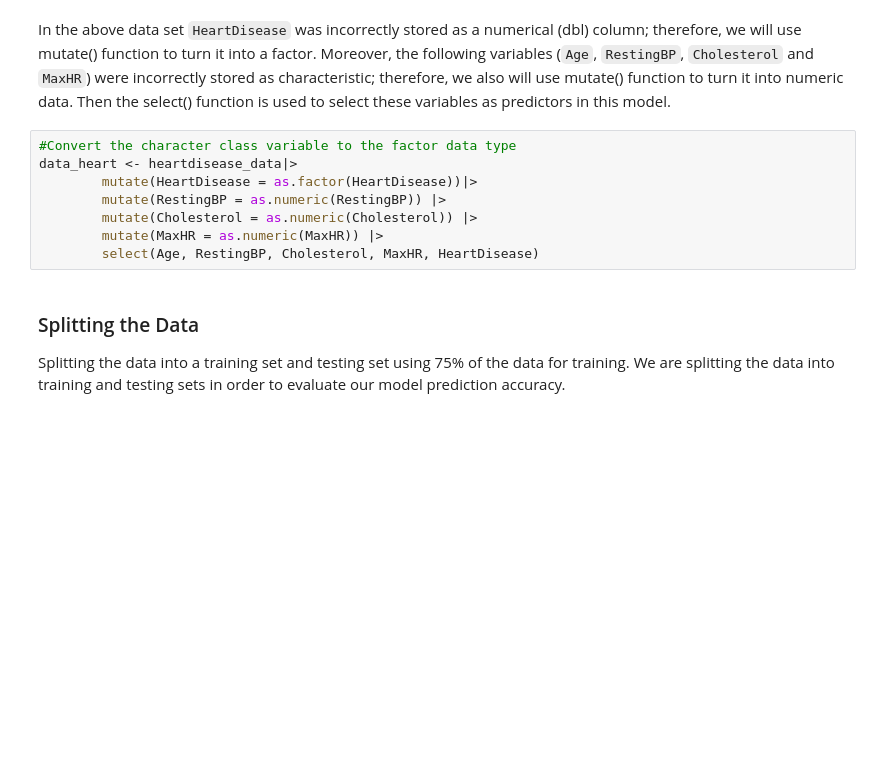
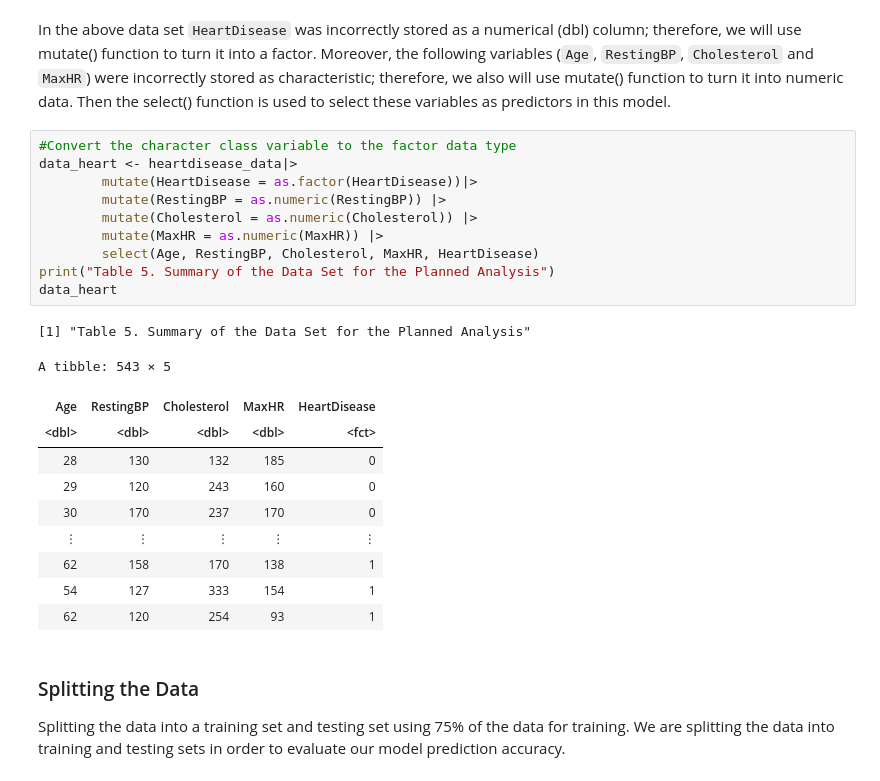
Before and after one commit to kiarashbahari/Group_project, a Jupyter notebook: project.ipynb, the cells around one changed output. Drawn from its saved outputs; the diff is of its cells as text; blank space fills up the shorter version.

```diff
--- a/project.ipynb
+++ b/project.ipynb
@@ -172,11 +135,25 @@ In the above data set `HeartDisease` was incorrectly stored as a numerical (dbl)
 # %%
 #Convert the character class variable to the factor data type
 data_heart <- heartdisease_data|>
         mutate(HeartDisease = as.factor(HeartDisease))|>
         mutate(RestingBP = as.numeric(RestingBP)) |>
         mutate(Cholesterol = as.numeric(Cholesterol)) |>
         mutate(MaxHR = as.numeric(MaxHR)) |>
         select(Age, RestingBP, Cholesterol, MaxHR, HeartDisease)
+print("Table 5. Summary of the Data Set for the Planned Analysis")
+data_heart
+# %% [output]
+[1] "Table 5. Summary of the Data Set for the Planned Analysis"
+A tibble: 543 × 5
+| Age | RestingBP | Cholesterol | MaxHR | HeartDisease |
+| <dbl> | <dbl> | <dbl> | <dbl> | <fct> |
+| 28 | 130 | 132 | 185 | 0 |
+| 29 | 120 | 243 | 160 | 0 |
+| 30 | 170 | 237 | 170 | 0 |
+| ⋮ | ⋮ | ⋮ | ⋮ | ⋮ |
+| 62 | 158 | 170 | 138 | 1 |
+| 54 | 127 | 333 | 154 | 1 |
+| 62 | 120 | 254 | 93 | 1 |
 # %% [markdown]
 ### Splitting the Data
 Splitting the data into a training set and testing set using 75% of the data for training. We are splitting the data into training and testing sets in order to evaluate our model prediction accuracy.
```
Also changed, not shown: parts of 39 cells of this notebook.
